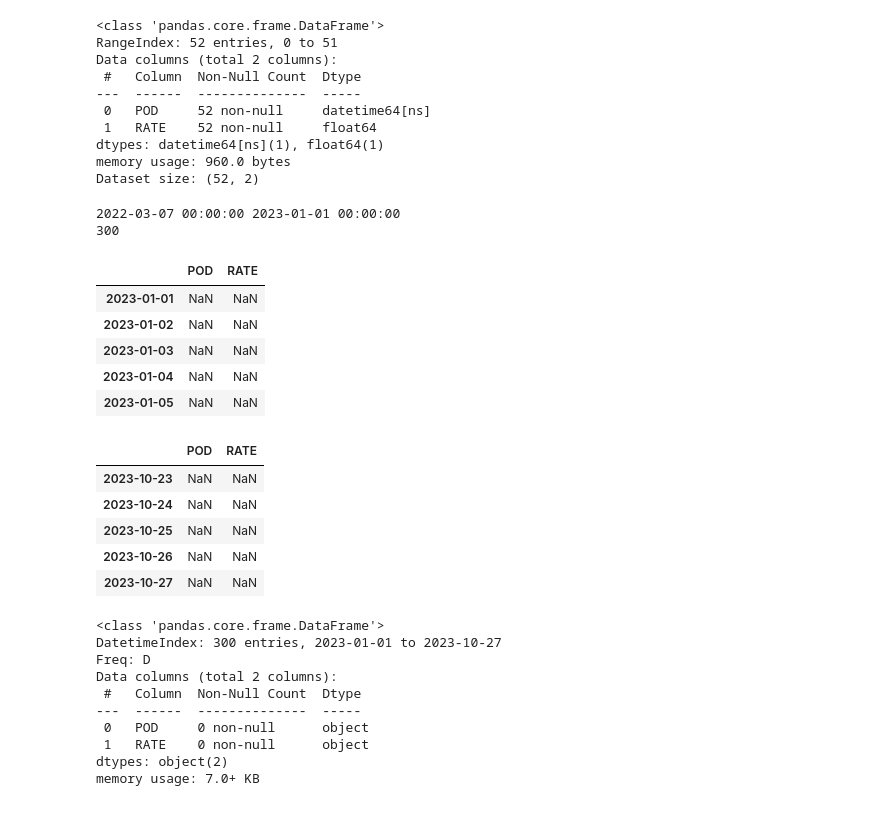
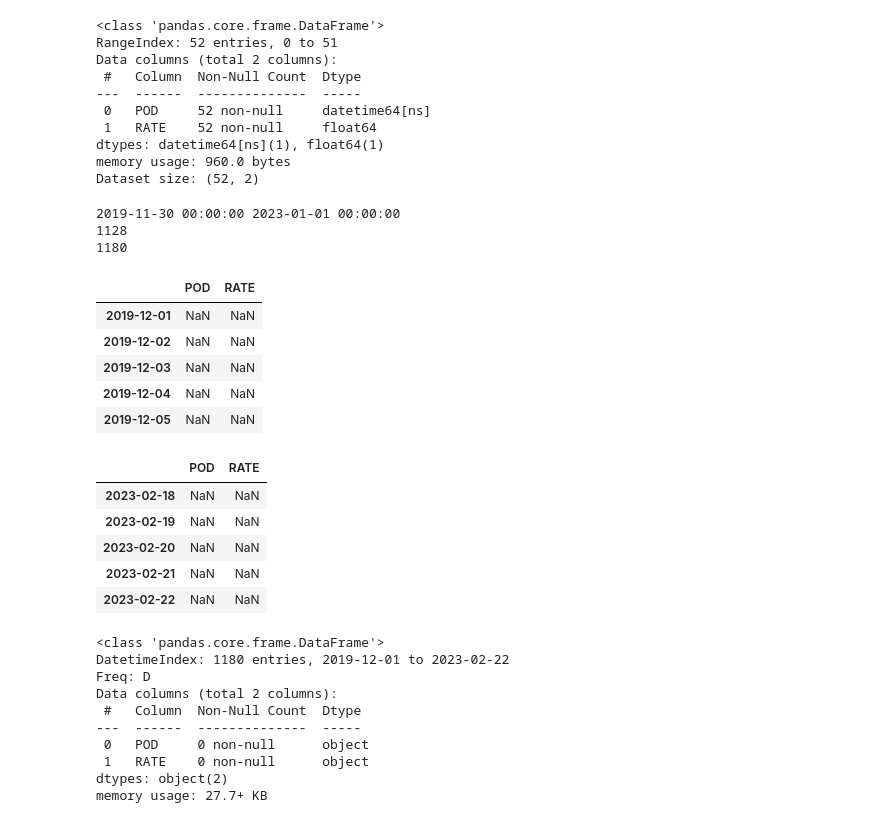
Before and after one commit to aloysiuswjw/Cost-Rate-Analysis, a Jupyter notebook: fc_main.ipynb, the cells around one changed output. Drawn from its saved outputs; the diff is of its cells as text; code cells hidden in the pictures.

```diff
--- a/fc_main.ipynb
+++ b/fc_main.ipynb
@@ -105,7 +105,7 @@ memory usage: 124.6 KB
 rows_to_drop1 = is_anomaly.loc[is_anomaly['ANOMALY'] == -1].index
 
 # Removing values from 2022 to 2023 based on POD column
-rows_to_drop2 = df_before[(df_before['POD'] >= '2022-03-11') & (df_before['POD'] < '2024-01-01')].index
+rows_to_drop2 = df_before[(df_before['POD'] >= '2019-12-01') & (df_before['POD'] < '2024-01-01')].index
 
 # Combine the rows to drop
 rows_to_drop = rows_to_drop1.union(rows_to_drop2)
@@ -231,43 +231,49 @@ Dataset size: (52, 2)
 # %%
 df_before_last = df_before.iloc[-1]['POD']
 df_after_first = df_after.iloc[0]['POD']
+
 print(df_before_last,df_after_first)
 
 # Calculate the difference between the two dates in days
 diff_days = (df_after_first - df_before_last).days
 print(diff_days)
+
+actual_data_days = len(df_after)
+d_to_forecast = diff_days + actual_data_days
+print(d_to_forecast)
 # %% [output]
-2022-03-07 00:00:00 2023-01-01 00:00:00
-300
+2019-11-30 00:00:00 2023-01-01 00:00:00
+1128
+1180
 # %%
 def newDateFrame(df, n_periods):
     # Create a data frame for the forecast for the next 24 months
-    index_of_fc = pd.date_range(start=df_before.iloc[-1]['POD'], periods = n_periods+1, freq='D')
+    index_of_fc = pd.date_range(start=df.iloc[-1]['POD'], periods = n_periods+1, freq='D')
     newFrameName = pd.DataFrame(index=index_of_fc[1:],columns=df.columns)
     newFrameName.iloc[1:]
     newFrameName.shape
 
     return newFrameName
 # %%
-cf = newDateFrame(df_before, diff_days)
+cf = newDateFrame(df_before, d_to_forecast)
 cf.head()
 cf.tail()
 cf.info()
 # %% [output]
 |  | POD | RATE |
-| 2023-01-01 | NaN | NaN |
-| 2023-01-02 | NaN | NaN |
-| 2023-01-03 | NaN | NaN |
-| 2023-01-04 | NaN | NaN |
-| 2023-01-05 | NaN | NaN |
+| 2019-12-01 | NaN | NaN |
+| 2019-12-02 | NaN | NaN |
+| 2019-12-03 | NaN | NaN |
+| 2019-12-04 | NaN | NaN |
+| 2019-12-05 | NaN | NaN |
 |  | POD | RATE |
-| 2023-10-23 | NaN | NaN |
-| 2023-10-24 | NaN | NaN |
-| 2023-10-25 | NaN | NaN |
-| 2023-10-26 | NaN | NaN |
-| 2023-10-27 | NaN | NaN |
+| 2023-02-18 | NaN | NaN |
+| 2023-02-19 | NaN | NaN |
+| 2023-02-20 | NaN | NaN |
+| 2023-02-21 | NaN | NaN |
+| 2023-02-22 | NaN | NaN |
 <class 'pandas.core.frame.DataFrame'>
-DatetimeIndex: 300 entries, 2023-01-01 to 2023-10-27
+DatetimeIndex: 1180 entries, 2019-12-01 to 2023-02-22
 Freq: D
 Data columns (total 2 columns):
  #   Column  Non-Null Count  Dtype
@@ -275,7 +281,7 @@ Data columns (total 2 columns):
  0   POD     0 non-null      object
  1   RATE    0 non-null      object
 dtypes: object(2)
-memory usage: 7.0+ KB
+memory usage: 27.7+ KB
 # %%
 # From actual dataset after 2023 convert for forecasting
 actual_X = df_after.drop("RATE", axis=1)
```
Also changed, not shown: parts of 12 cells of this notebook, 1 other file.
